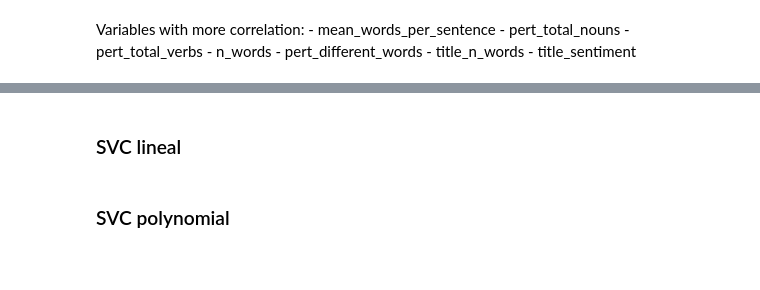
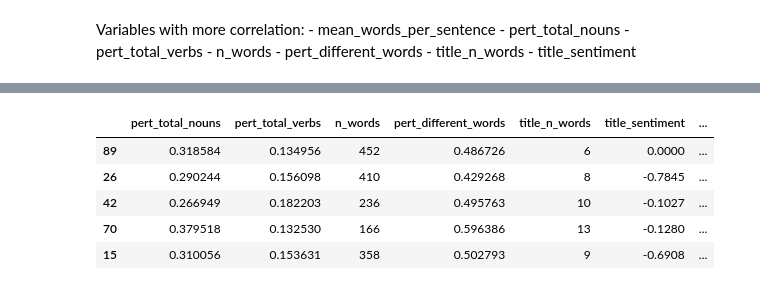
Before and after one commit to FNClassificator/FNC, a Jupyter notebook: src/fake_news_detector/notebooks/experiment_1/experiment.ipynb, the cells around one changed output, grey strips where cells are left out. Drawn from its saved outputs; the diff is of its cells as text; code cells hidden in the pictures; blank space fills up the shorter version.

```diff
--- a/src/fake_news_detector/notebooks/experiment_1/experiment.ipynb
+++ b/src/fake_news_detector/notebooks/experiment_1/experiment.ipynb
@@ -51,5 +51,12 @@ df_two.head()
 # %%
 # TODO SPLIT DF
-
-# df_train =
-# df_test =
+from sklearn.model_selection import train_test_split
+df_train, df_test = train_test_split(df_two, test_size=0.2, random_state=42)
+df_train.head()
+# %% [output]
+|  | pert_total_nouns | pert_total_verbs | n_words | pert_different_words | title_n_words | title_sentiment | ... |
+| 89 | 0.318584 | 0.134956 | 452 | 0.486726 | 6 | 0.0000 | ... |
+| 26 | 0.290244 | 0.156098 | 410 | 0.429268 | 8 | -0.7845 | ... |
+| 42 | 0.266949 | 0.182203 | 236 | 0.495763 | 10 | -0.1027 | ... |
+| 70 | 0.379518 | 0.132530 | 166 | 0.596386 | 13 | -0.1280 | ... |
+| 15 | 0.310056 | 0.153631 | 358 | 0.502793 | 9 | -0.6908 | ... |
@@ -70,2 +62,0 @@ results = {}
-# %% [markdown]
-### SVC lineal
@@ -75,2 +62,0 @@ do_test(lineal_model, df_train, df_test, 'fake')
-# %% [markdown]
-### SVC polynomial
```
Also changed, not shown: parts of 18 cells of this notebook, 20 other files.
